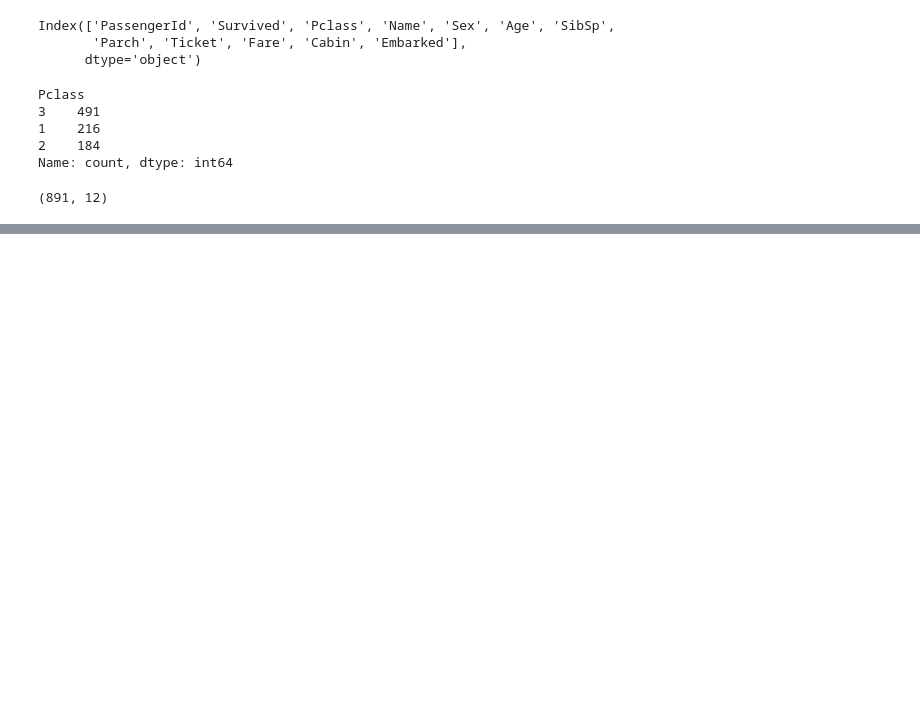
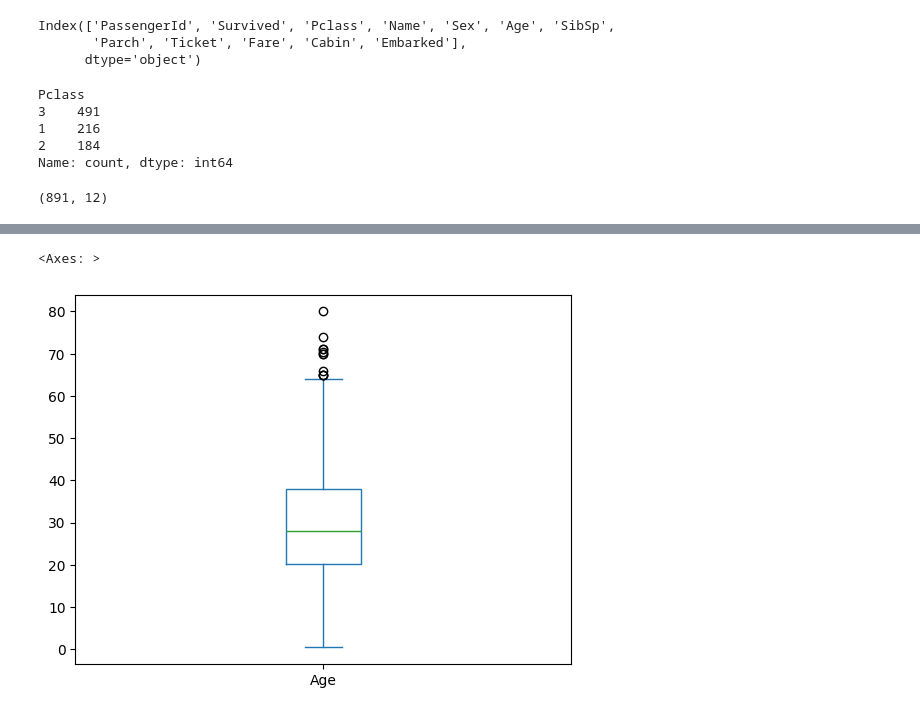
Before and after one commit to AgentAhmed/EDA_Titanic, a Jupyter notebook: EDA_titanic.ipynb, the cells around one changed output, grey strips where cells are left out. Cells and saved outputs as stored; diff of their text form; code cells hidden in the pictures; blank space fills up the shorter version.

```diff
--- a/EDA_titanic.ipynb
+++ b/EDA_titanic.ipynb
@@ -44,0 +110,5 @@ df.shape
+# %%
+df['Age'].plot(kind='box')
+# %% [output]
+<Axes: >
+[figure, added]
```
Also changed, not shown: parts of 37 cells of this notebook.
